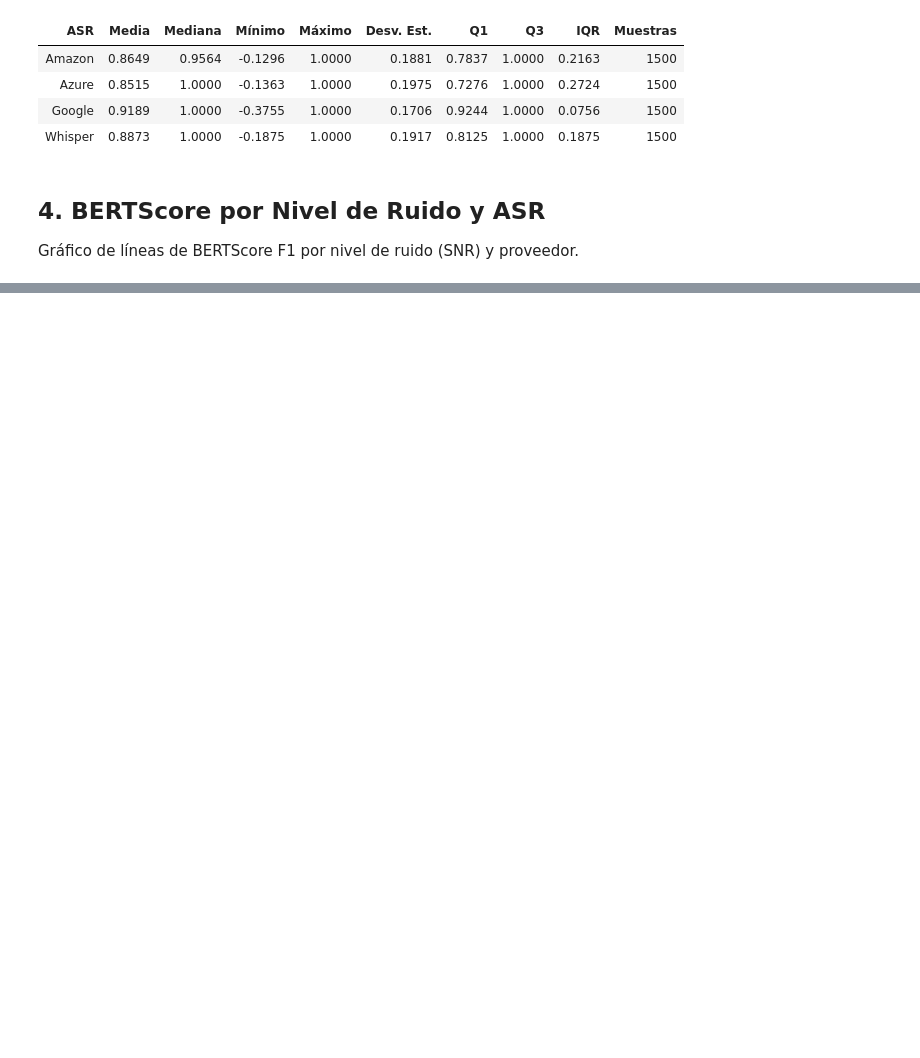
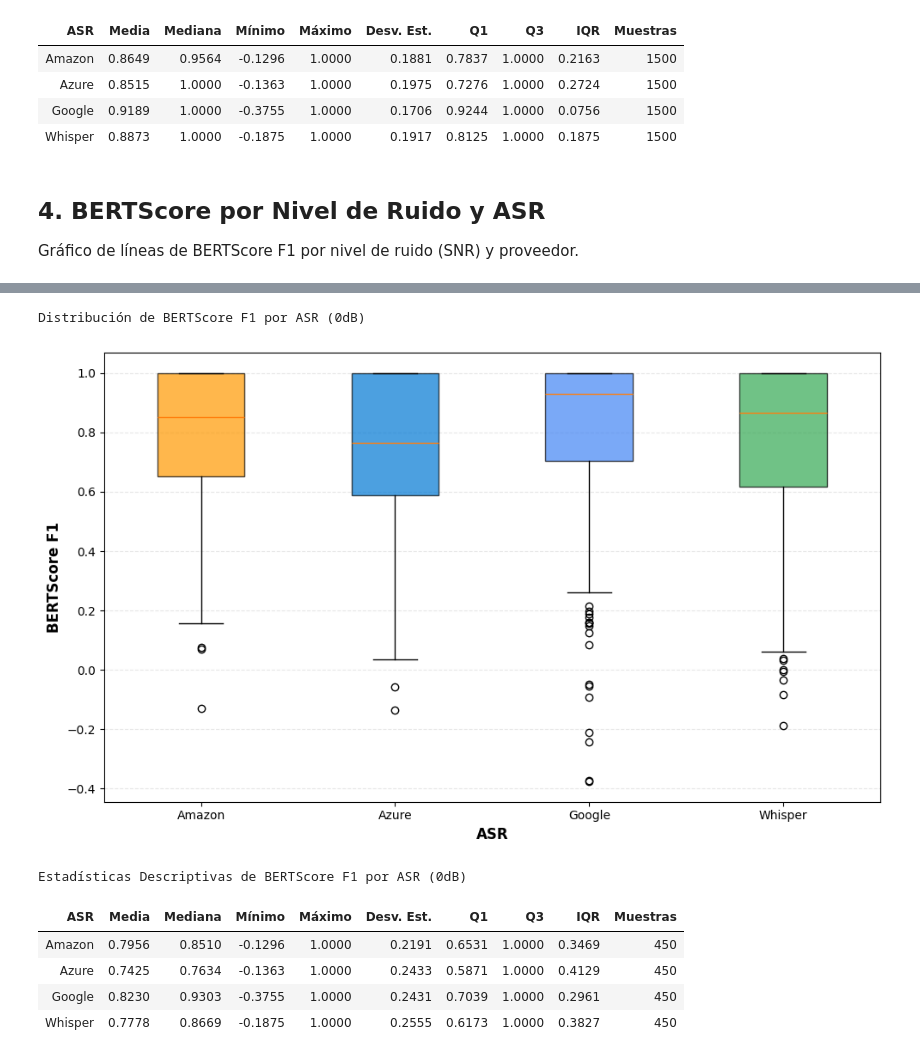
Before and after one commit to agomezb/ASR-Comparative, a Jupyter notebook: 4_bertscore_analisis.ipynb, the cells around one changed output, grey strips where cells are left out. Drawn from its saved outputs; the diff is of its cells as text; code cells hidden in the pictures; blank space fills up the shorter version.

```diff
--- a/4_bertscore_analisis.ipynb
+++ b/4_bertscore_analisis.ipynb
@@ -156,3 +159,21 @@ Test de Friedman: Estadístico=87.6496, p-value=7.0035e-19, W de Kendall=0.0649
 | azure vs google | 14819 | 5.7091e-15 | 3.4255e-14 | True | 0.6134 |
 | azure vs whisper | 20580 | 5.1076e-06 | 1.5323e-05 | True | 0.5150 |
 | google vs whisper | 16178 | 1.6418e-06 | 6.5672e-06 | True | 0.5902 |
+# %%
+# Filtrar datos para 0dB
+df_0db = analyzer.df[analyzer.df['snr'] == '0dB']
+
+# Visualizar boxplot para 0dB
+BERTScoreVisualizer.plot_bertscore_boxplot(df_0db, title="Distribución de BERTScore F1 por ASR (0dB)")
+
+# Mostrar estadísticas detalladas para 0dB
+BERTScoreVisualizer.display_detailed_statistics(df_0db, title="Estadísticas Descriptivas de BERTScore F1 por ASR (0dB)")
+# %% [output]
+Distribución de BERTScore F1 por ASR (0dB)
+[figure, added]
+Estadísticas Descriptivas de BERTScore F1 por ASR (0dB)
+| ASR | Media | Mediana | Mínimo | Máximo | Desv. Est. | Q1 | Q3 | IQR | Muestras |
+| Amazon | 0.7956 | 0.8510 | -0.1296 | 1.0000 | 0.2191 | 0.6531 | 1.0000 | 0.3469 | 450 |
+| Azure | 0.7425 | 0.7634 | -0.1363 | 1.0000 | 0.2433 | 0.5871 | 1.0000 | 0.4129 | 450 |
+| Google | 0.8230 | 0.9303 | -0.3755 | 1.0000 | 0.2431 | 0.7039 | 1.0000 | 0.2961 | 450 |
+| Whisper | 0.7778 | 0.8669 | -0.1875 | 1.0000 | 0.2555 | 0.6173 | 1.0000 | 0.3827 | 450 |
```
Also changed, not shown: parts of 4 cells of this notebook, 2 other files.
